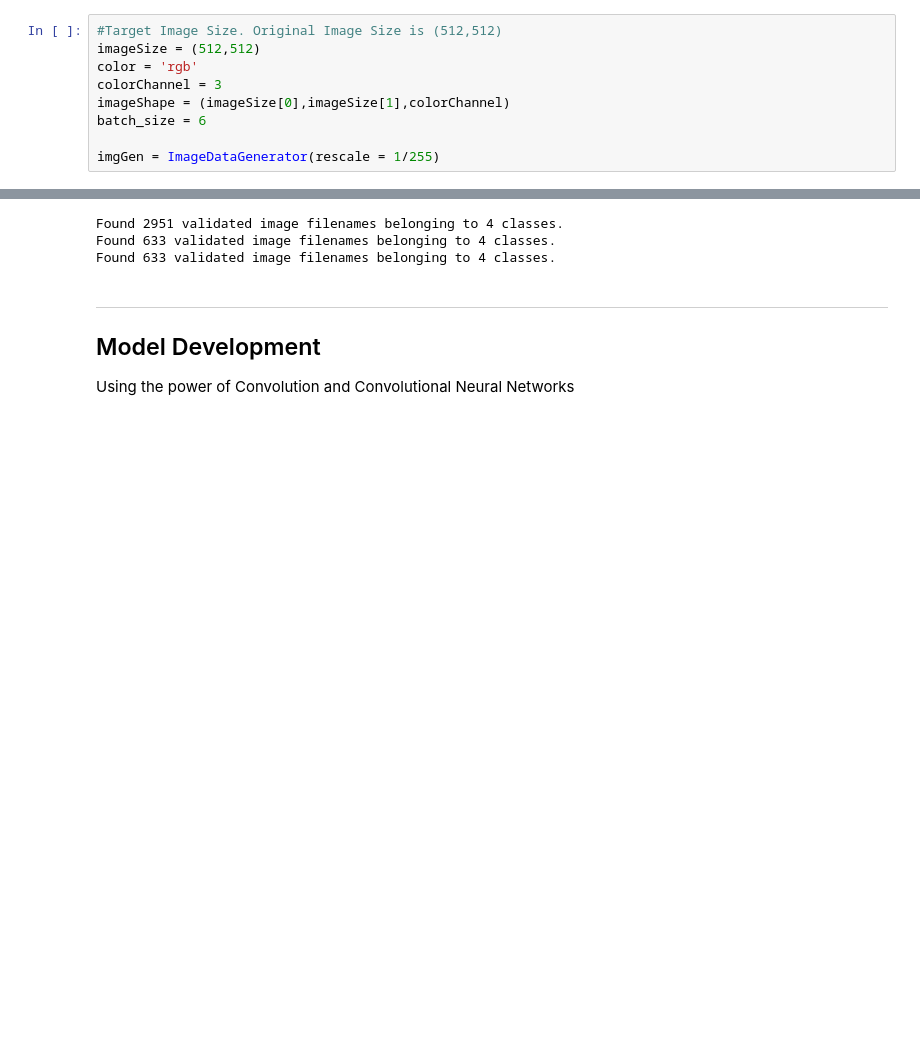
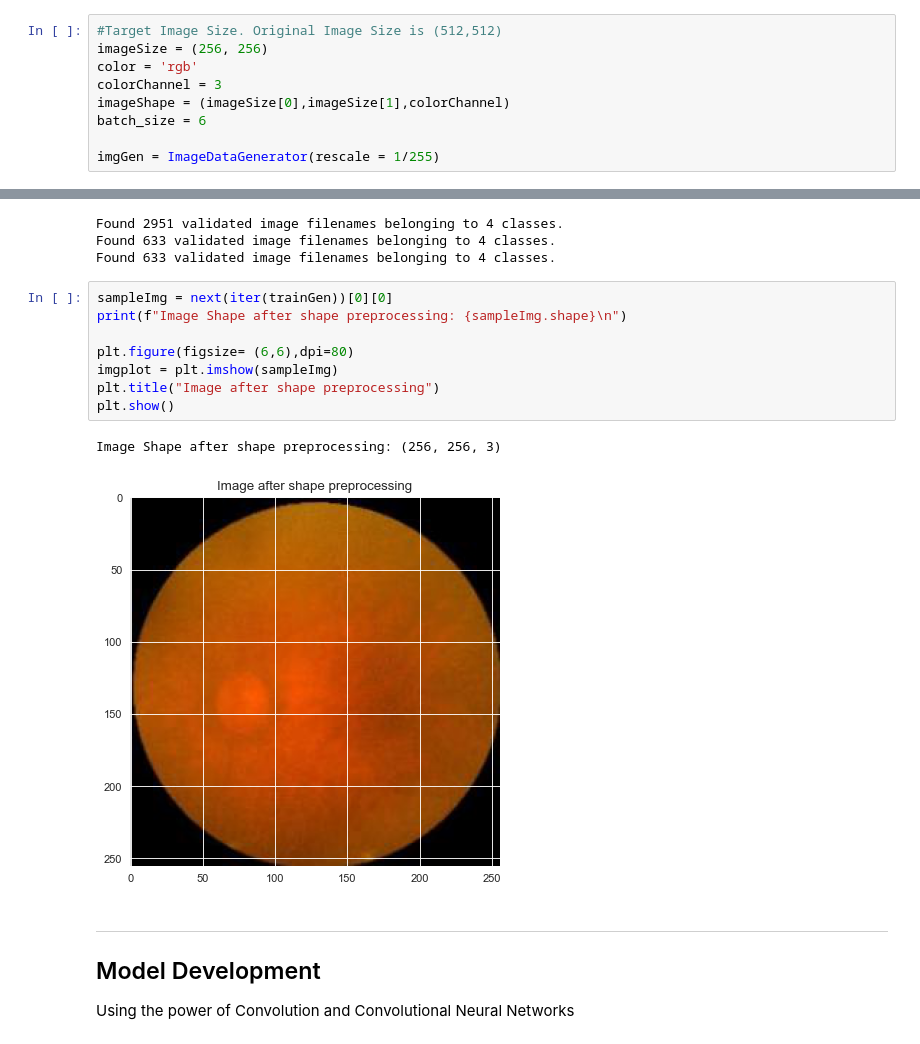
Before and after one commit to AsutoshDalei/Optic-Diseases, a Jupyter notebook: notebooks/OcularDiseaseClassification.ipynb, the cells around one changed output, grey strips where cells are left out. Saved outputs shown, nothing was run; the diff lists cells and outputs as text; blank space fills up the shorter version.

Commit message:
preprocessing steps addition in notebook

```diff
--- a/notebooks/OcularDiseaseClassification.ipynb
+++ b/notebooks/OcularDiseaseClassification.ipynb
@@ -186,6 +189,6 @@ img.shape
 # %%
 #Target Image Size. Original Image Size is (512,512)
-imageSize = (512,512)
+imageSize = (256, 256)
 color = 'rgb'
 colorChannel = 3
 imageShape = (imageSize[0],imageSize[1],colorChannel)
@@ -200,6 +203,17 @@ testGen = imgGen.flow_from_dataframe(testSamples,x_col='filepath',y_col='label',
 Found 2951 validated image filenames belonging to 4 classes.
 Found 633 validated image filenames belonging to 4 classes.
 Found 633 validated image filenames belonging to 4 classes.
+# %%
+sampleImg = next(iter(trainGen))[0][0]
+print(f"Image Shape after shape preprocessing: {sampleImg.shape}\n")
+
+plt.figure(figsize= (6,6),dpi=80)
+imgplot = plt.imshow(sampleImg)
+plt.title("Image after shape preprocessing")
+plt.show()
+# %% [output]
+Image Shape after shape preprocessing: (256, 256, 3)
+[figure, added]
 # %% [markdown]
 ---
 ## Model Development
```
Also changed, not shown: parts of 11 cells of this notebook, 2 other files.
